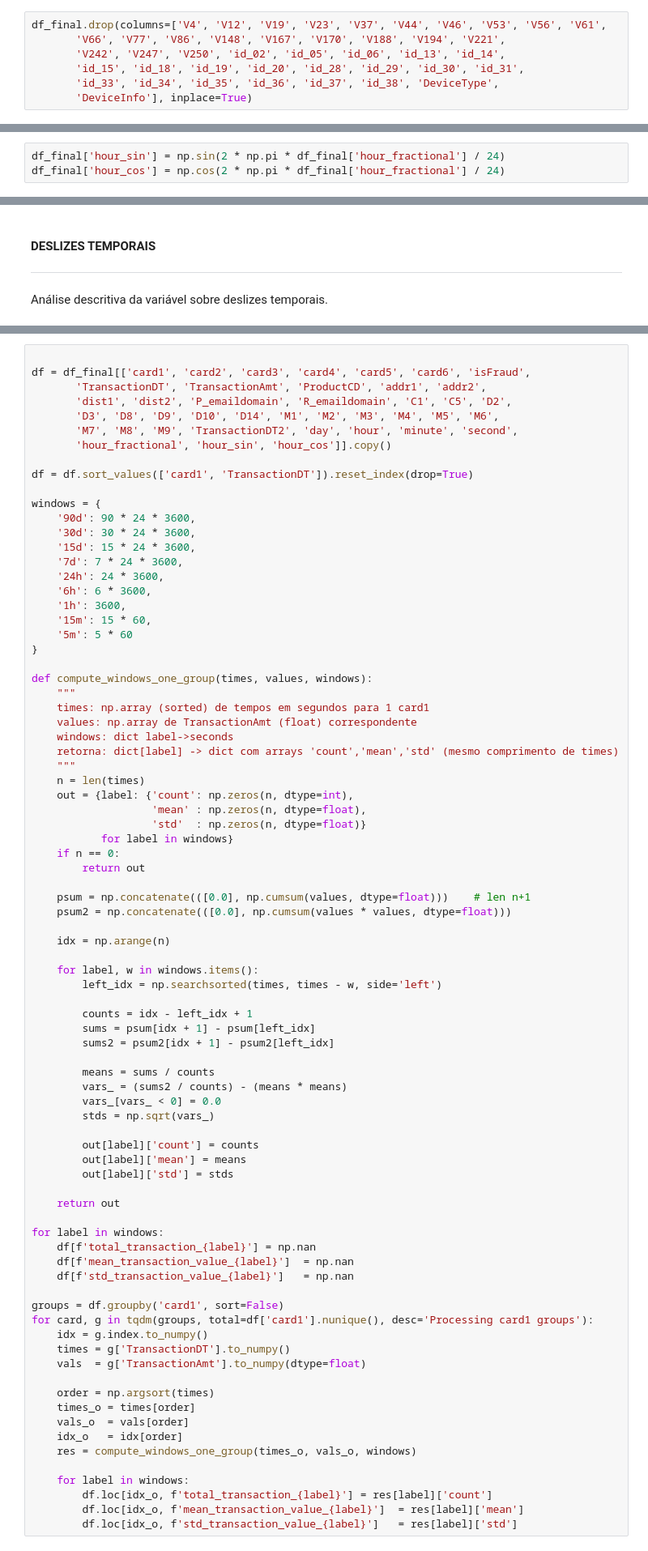
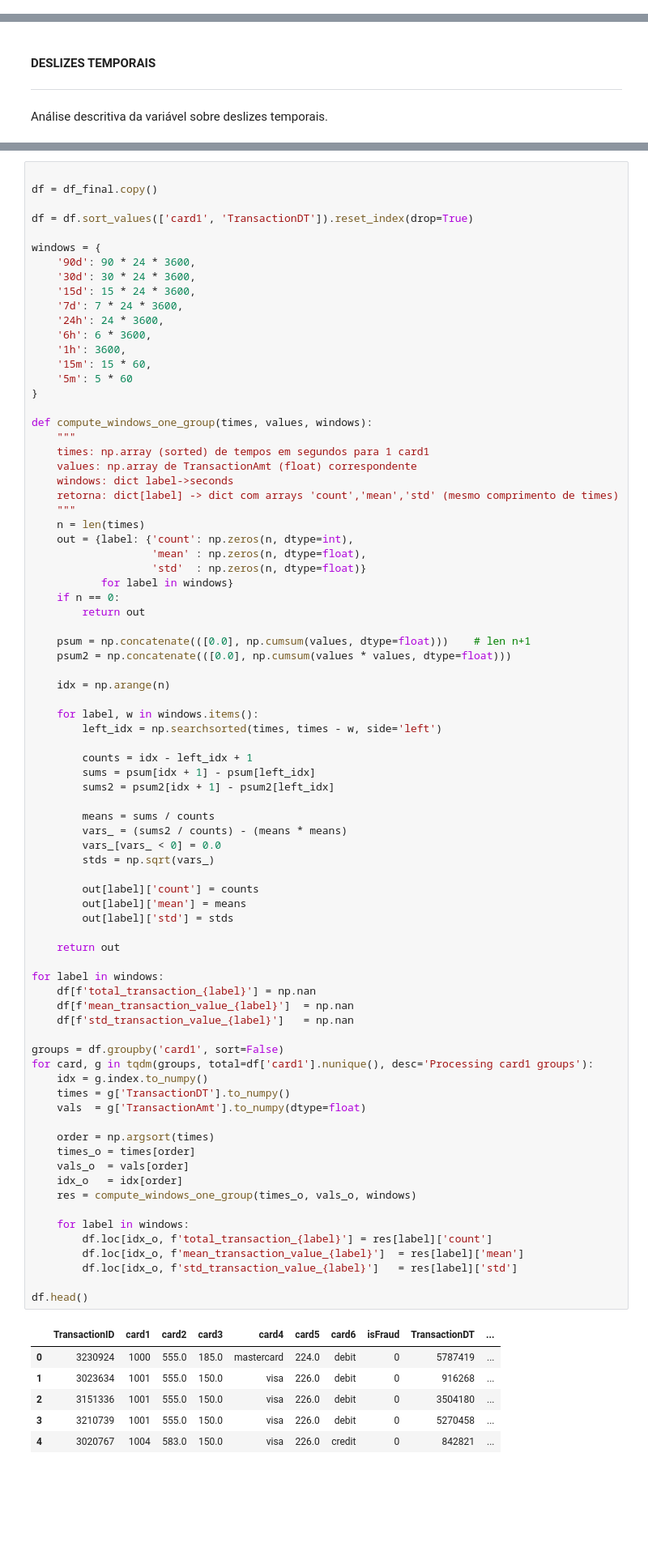
Before and after one commit to MatSchualtz/Anomaly_Detection_4BankFraud, a Jupyter notebook: notebooks/02_preprocessing.ipynb, the cells around one changed output, grey strips where cells are left out. Shown at 81% size. Saved outputs shown, nothing was run; the diff lists cells and outputs as text; blank space fills up the shorter version.

```diff
--- a/notebooks/02_preprocessing.ipynb
+++ b/notebooks/02_preprocessing.ipynb
@@ -582,13 +699,6 @@ Nesta seção, será explorado o comportamento temporal das transações, em esp
 - Padrões de ocorrência de fraudes por hora do dia;
 - Identificação de horários atípicos;
 - Transformações cíclicas para representação adequada do tempo.
-# %%
-df_final.drop(columns=['V4', 'V12', 'V19', 'V23', 'V37', 'V44', 'V46', 'V53', 'V56', 'V61',
-       'V66', 'V77', 'V86', 'V148', 'V167', 'V170', 'V188', 'V194', 'V221',
-       'V242', 'V247', 'V250', 'id_02', 'id_05', 'id_06', 'id_13', 'id_14',
-       'id_15', 'id_18', 'id_19', 'id_20', 'id_28', 'id_29', 'id_30', 'id_31',
-       'id_33', 'id_34', 'id_35', 'id_36', 'id_37', 'id_38', 'DeviceType',
-       'DeviceInfo'], inplace=True)
 # %%
 df_final['TransactionDT2'] = pd.to_timedelta(df_final['TransactionDT'], unit='s')
 
@@ -668,6 +777,3 @@ A transformação seno/cosseno permite representar variáveis cíclicas (hora, d
-# %%
-df_final['hour_sin'] = np.sin(2 * np.pi * df_final['hour_fractional'] / 24)
-df_final['hour_cos'] = np.cos(2 * np.pi * df_final['hour_fractional'] / 24)
 # %% [markdown]
 #### TRANSACTIONAMT
 ***
@@ -784,12 +890,7 @@ Essa variável será incorporada ao conjunto de features do modelo de detecção
 Com base nessa análise, serão geradas features de deslize temporal (rolling windows) para capturar a dinâmica transacional dos clientes. O objetivo é medir, por exemplo, o número e o valor médio de transações realizadas nos últimos x minutos, horas ou dias, possibilitando a identificação de padrões anômalos de comportamento ao longo do tempo.
 # %%
 
-df = df_final[['card1', 'card2', 'card3', 'card4', 'card5', 'card6', 'isFraud',
-       'TransactionDT', 'TransactionAmt', 'ProductCD', 'addr1', 'addr2',
-       'dist1', 'dist2', 'P_emaildomain', 'R_emaildomain', 'C1', 'C5', 'D2',
-       'D3', 'D8', 'D9', 'D10', 'D14', 'M1', 'M2', 'M3', 'M4', 'M5', 'M6',
-       'M7', 'M8', 'M9', 'TransactionDT2', 'day', 'hour', 'minute', 'second',
-       'hour_fractional', 'hour_sin', 'hour_cos']].copy()
+df = df_final.copy()
 
 df = df.sort_values(['card1', 'TransactionDT']).reset_index(drop=True)
 
@@ -837,30 +938,39 @@ def compute_windows_one_group(times, values, windows):
         vars_[vars_ < 0] = 0.0
         stds = np.sqrt(vars_)
 
         out[label]['count'] = counts
         out[label]['mean'] = means
         out[label]['std'] = stds
 
     return out
 
 for label in windows:
     df[f'total_transaction_{label}'] = np.nan
     df[f'mean_transaction_value_{label}']  = np.nan
     df[f'std_transaction_value_{label}']   = np.nan
 
 groups = df.groupby('card1', sort=False)
 for card, g in tqdm(groups, total=df['card1'].nunique(), desc='Processing card1 groups'):
     idx = g.index.to_numpy()
     times = g['TransactionDT'].to_numpy()
     vals  = g['TransactionAmt'].to_numpy(dtype=float)
 
     order = np.argsort(times)
     times_o = times[order]
     vals_o  = vals[order]
     idx_o   = idx[order]
     res = compute_windows_one_group(times_o, vals_o, windows)
 
     for label in windows:
         df.loc[idx_o, f'total_transaction_{label}'] = res[label]['count']
         df.loc[idx_o, f'mean_transaction_value_{label}']  = res[label]['mean']
         df.loc[idx_o, f'std_transaction_value_{label}']   = res[label]['std']
+
+df.head()
+# %% [output]
+|  | TransactionID | card1 | card2 | card3 | card4 | card5 | card6 | isFraud | TransactionDT | ... |
+| 0 | 3230924 | 1000 | 555.0 | 185.0 | mastercard | 224.0 | debit | 0 | 5787419 | ... |
+| 1 | 3023634 | 1001 | 555.0 | 150.0 | visa | 226.0 | debit | 0 | 916268 | ... |
+| 2 | 3151336 | 1001 | 555.0 | 150.0 | visa | 226.0 | debit | 0 | 3504180 | ... |
+| 3 | 3210739 | 1001 | 555.0 | 150.0 | visa | 226.0 | debit | 0 | 5270458 | ... |
+| 4 | 3020767 | 1004 | 583.0 | 150.0 | visa | 226.0 | credit | 0 | 842821 | ... |
```
Also changed, not shown: parts of 41 cells of this notebook, 2 other files.
